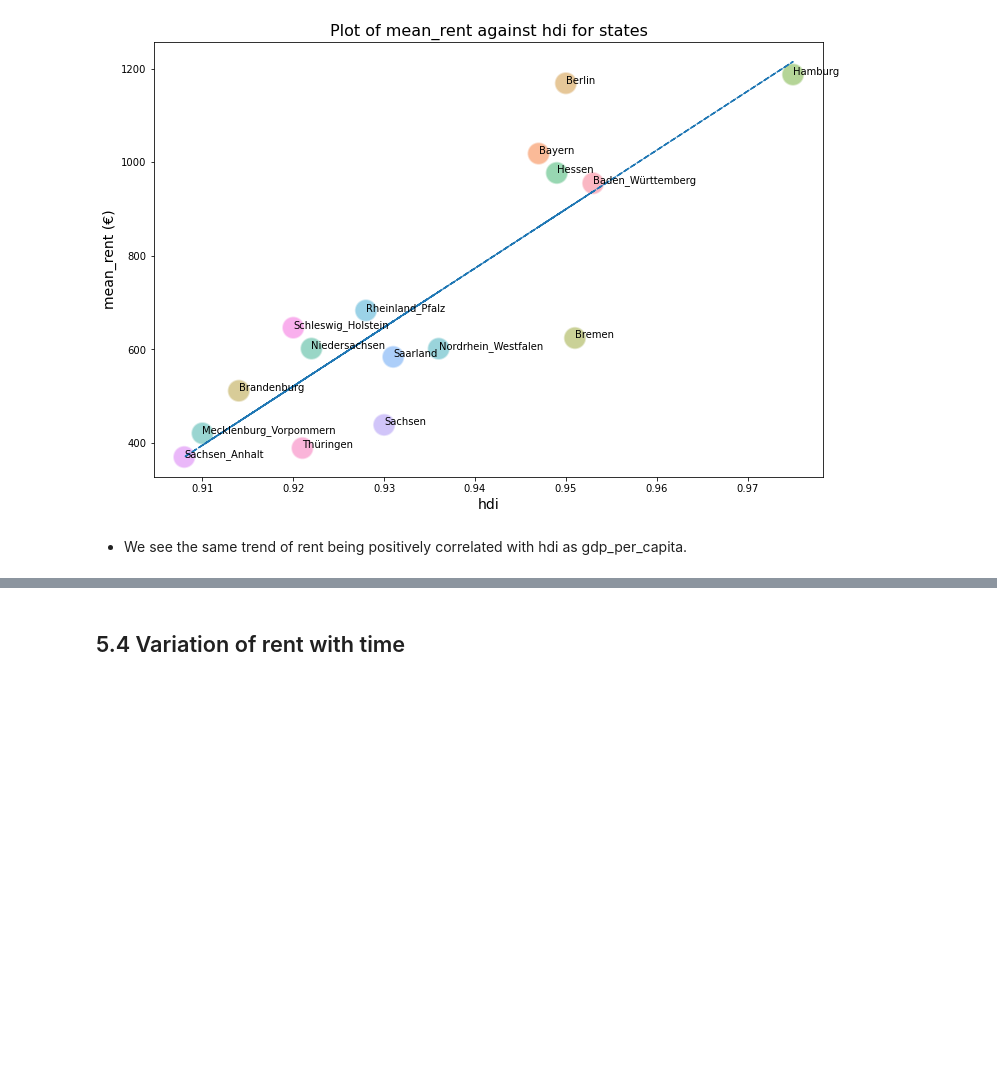
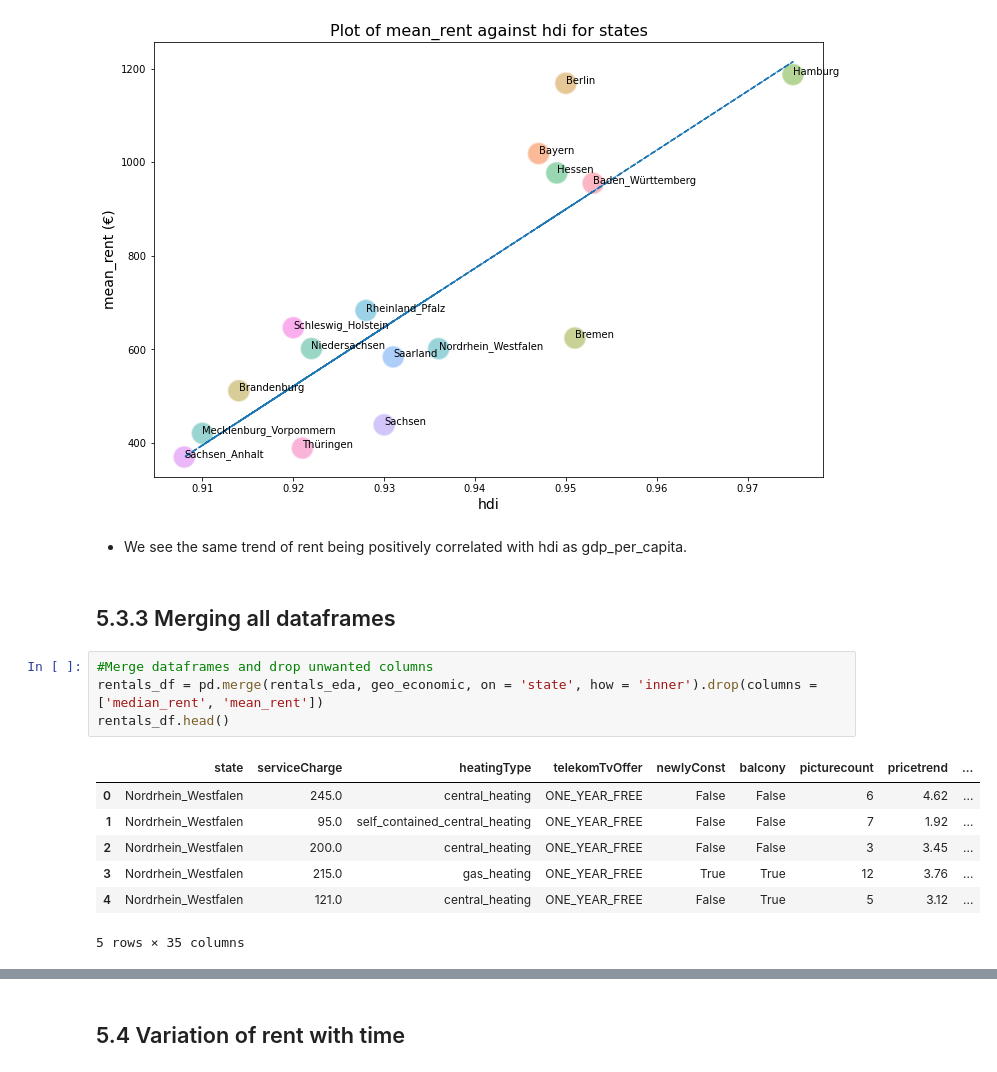
Before and after one commit to femi-lujo/germany_rental_apartments, a Jupyter notebook: notebooks/B_exploratory_data_analysis.ipynb, the cells around one changed output, grey strips where cells are left out. Drawn from its saved outputs; the diff is of its cells as text; blank space fills up the shorter version.

```diff
--- a/notebooks/B_exploratory_data_analysis.ipynb
+++ b/notebooks/B_exploratory_data_analysis.ipynb
@@ -409,3 +410,17 @@ plt.plot(geo_economic.hdi, m * geo_economic.hdi + b, ls = '--');
 [figure]
 # %% [markdown]
 - We see the same trend of rent being positively correlated with hdi as gdp_per_capita.
+# %% [markdown]
+## 5.3.3 Merging all dataframes
+# %%
+#Merge dataframes and drop unwanted columns
+rentals_df = pd.merge(rentals_eda, geo_economic, on = 'state', how = 'inner').drop(columns = ['median_rent', 'mean_rent'])
+rentals_df.head()
+# %% [output]
+|  | state | serviceCharge | heatingType | telekomTvOffer | newlyConst | balcony | picturecount | pricetrend | ... |
+| 0 | Nordrhein_Westfalen | 245.0 | central_heating | ONE_YEAR_FREE | False | False | 6 | 4.62 | ... |
+| 1 | Nordrhein_Westfalen | 95.0 | self_contained_central_heating | ONE_YEAR_FREE | False | False | 7 | 1.92 | ... |
+| 2 | Nordrhein_Westfalen | 200.0 | central_heating | ONE_YEAR_FREE | False | False | 3 | 3.45 | ... |
+| 3 | Nordrhein_Westfalen | 215.0 | gas_heating | ONE_YEAR_FREE | True | True | 12 | 3.76 | ... |
+| 4 | Nordrhein_Westfalen | 121.0 | central_heating | ONE_YEAR_FREE | False | True | 5 | 3.12 | ... |
+5 rows × 35 columns
```
Also changed, not shown: parts of 53 cells of this notebook.
